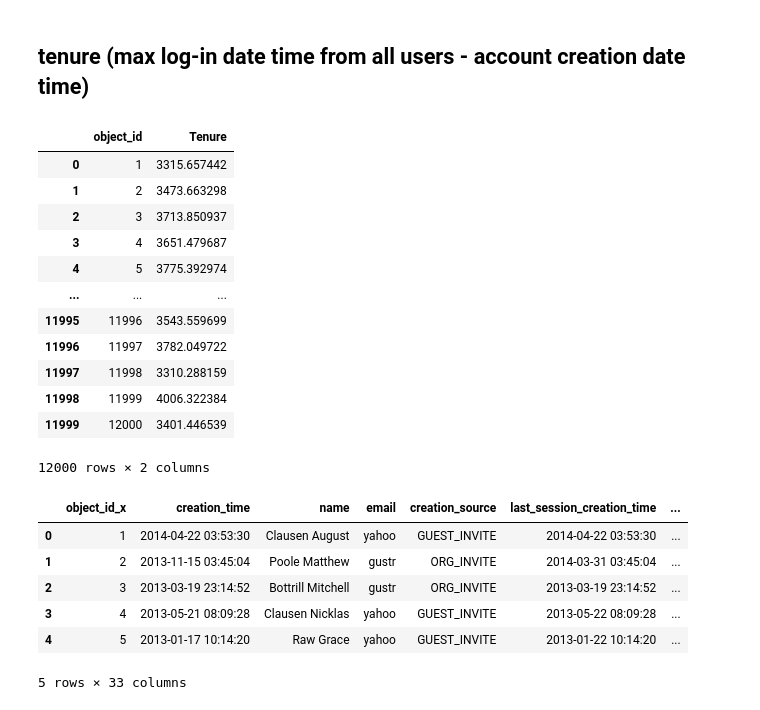
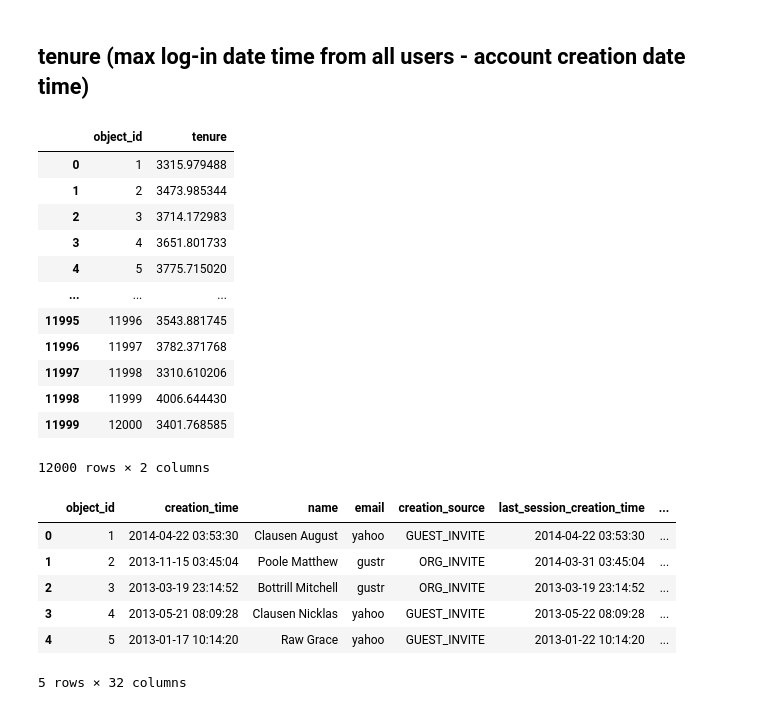
Before and after one commit to mindyng/Take-Homes, a Jupyter notebook: Asana/asana-predicting-user-adoption.ipynb, the cells around one changed output. Cells and saved outputs as stored; diff of their text form; code cells hidden in the pictures.

```diff
--- a/Asana/asana-predicting-user-adoption.ipynb
+++ b/Asana/asana-predicting-user-adoption.ipynb
@@ -584,32 +623,32 @@ df.head(5)
 # %% [markdown]
 ## tenure (max log-in date time from all users - account creation date time)
 # %%
-users['Tenure'] = ((datetime.datetime.today() - users['creation_time'])/np.timedelta64(1, 'D'))
-users_tenure = users[['object_id','Tenure']]
+users['tenure'] = ((datetime.datetime.today() - users['creation_time'])/np.timedelta64(1, 'D'))
+users_tenure = users[['object_id','tenure']]
 users_tenure
 # %% [output]
-|  | object_id | Tenure |
-| 0 | 1 | 3315.657442 |
-| 1 | 2 | 3473.663298 |
-| 2 | 3 | 3713.850937 |
-| 3 | 4 | 3651.479687 |
-| 4 | 5 | 3775.392974 |
+|  | object_id | tenure |
+| 0 | 1 | 3315.979488 |
+| 1 | 2 | 3473.985344 |
+| 2 | 3 | 3714.172983 |
+| 3 | 4 | 3651.801733 |
+| 4 | 5 | 3775.715020 |
 | ... | ... | ... |
-| 11995 | 11996 | 3543.559699 |
-| 11996 | 11997 | 3782.049722 |
-| 11997 | 11998 | 3310.288159 |
-| 11998 | 11999 | 4006.322384 |
-| 11999 | 12000 | 3401.446539 |
+| 11995 | 11996 | 3543.881745 |
+| 11996 | 11997 | 3782.371768 |
+| 11997 | 11998 | 3310.610206 |
+| 11998 | 11999 | 4006.644430 |
+| 11999 | 12000 | 3401.768585 |
 12000 rows × 2 columns
 # %%
 #join tenure column to main features df
-df = df.merge(users_tenure, how = 'inner', left_on = 'user_id', right_on = 'object_id')
+df = df.merge(users_tenure, how = 'inner', left_on = 'object_id', right_on = 'object_id')
 df.head()
 # %% [output]
-|  | object_id_x | creation_time | name | email | creation_source | last_session_creation_time | ... |
+|  | object_id | creation_time | name | email | creation_source | last_session_creation_time | ... |
 | 0 | 1 | 2014-04-22 03:53:30 | Clausen August | yahoo | GUEST_INVITE | 2014-04-22 03:53:30 | ... |
 | 1 | 2 | 2013-11-15 03:45:04 | Poole Matthew | gustr | ORG_INVITE | 2014-03-31 03:45:04 | ... |
 | 2 | 3 | 2013-03-19 23:14:52 | Bottrill Mitchell | gustr | ORG_INVITE | 2013-03-19 23:14:52 | ... |
 | 3 | 4 | 2013-05-21 08:09:28 | Clausen Nicklas | yahoo | GUEST_INVITE | 2013-05-22 08:09:28 | ... |
 | 4 | 5 | 2013-01-17 10:14:20 | Raw Grace | yahoo | GUEST_INVITE | 2013-01-22 10:14:20 | ... |
-5 rows × 33 columns
+5 rows × 32 columns
```
Also changed, not shown: parts of 11 cells of this notebook.
